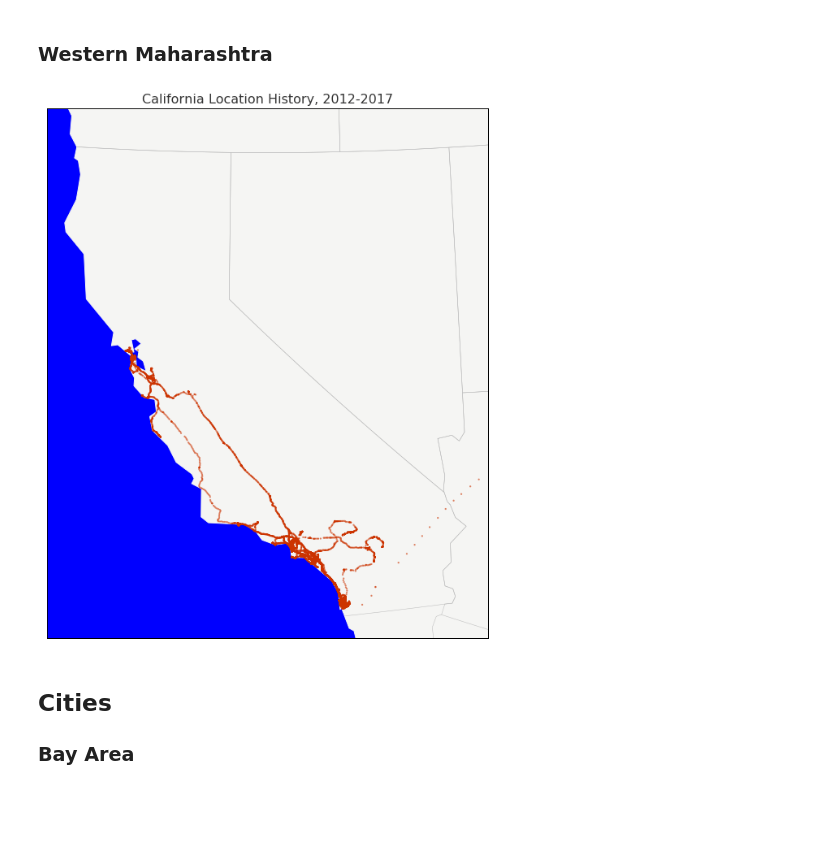
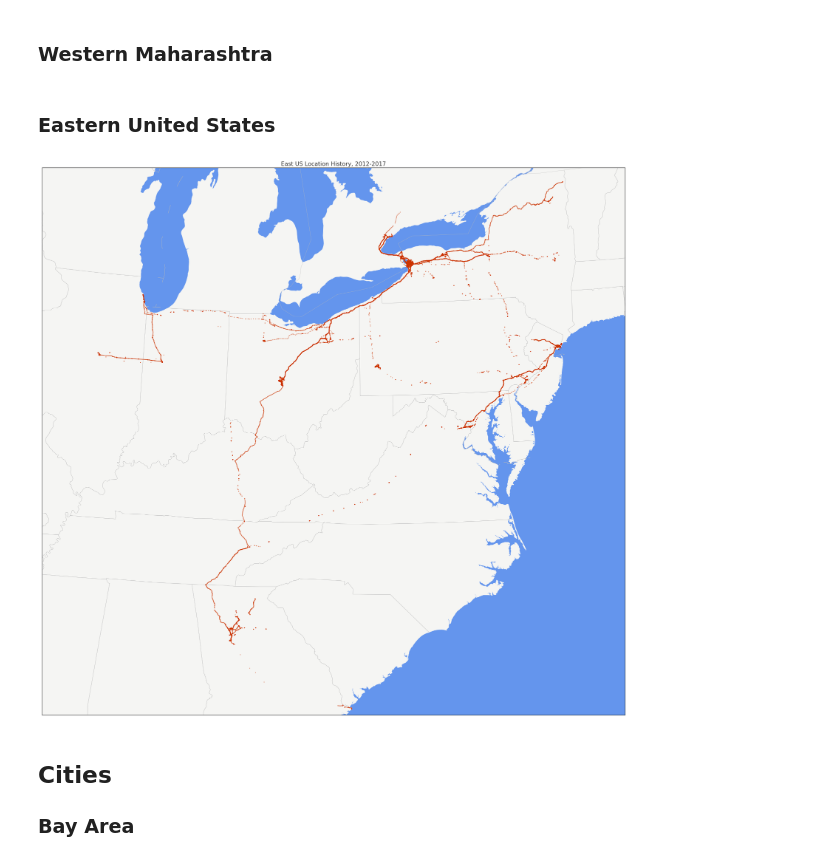
Before and after one commit to nachiketmparanjape/Google_Location_Data, a Jupyter notebook: Visualize Location History.ipynb, the cells around one changed output. Cells and saved outputs as stored; diff of their text form; code cells hidden in the pictures; blank space fills up the shorter version.

```diff
--- a/Visualize Location History.ipynb
+++ b/Visualize Location History.ipynb
@@ -88,44 +88,47 @@ target_crs = {'datum':'WGS84',
               'lat_0':37.5}
 # %% [markdown]
 ### Western Maharashtra
+# %% [markdown]
+### Eastern United States
 # %%
-# first define a transverse mercator projection for california
-map_width_m = 1000 * 1000
-map_height_m = 1200 * 1000
+# first define a transverse mercator projection
+map_width_m = 1600 * 1000
+map_height_m = 1500 * 1000
 target_crs = {'datum':'WGS84',
               'ellps':'WGS84',
               'proj':'tmerc',
-              'lon_0':-119,
-              'lat_0':37.5}
+              'lon_0': -81.370778,
+              'lat_0':38.598805}
 # %%
 # plot the map
 fig_width = 10
-fig = plt.figure(figsize=[fig_width, fig_width * map_height_m / float(map_width_m)])
+fig = plt.figure(figsize=[3*fig_width, 3*fig_width * map_height_m / float(map_width_m)])
 ax = fig.add_subplot(111, facecolor='#ffffff', frame_on=False)
-ax.set_title('California Location History, {}'.format(date_range), fontsize=16, color='#333333')
+date_range = '{}-{}'.format(df_gps['datetime'].min()[:4], df_gps['datetime'].max()[:4])
+ax.set_title('East US Location History, {}'.format(date_range), fontsize=16, color='#333333')
 
 m = Basemap(ellps=target_crs['ellps'],
             projection=target_crs['proj'],
             lon_0=target_crs['lon_0'],
             lat_0=target_crs['lat_0'],
             width=map_width_m,
             height=map_height_m,
-            resolution='l',
+            resolution='h',
             area_thresh=10000)
 
 m.drawcoastlines(color=coastline_color)
 m.drawcountries(color=border_color)
 m.fillcontinents(color=land_color, lake_color=water_color)
 m.drawstates(color=border_color)
 m.drawmapboundary(fill_color=water_color)
 
 x, y = m(df_gps['lon'].values, df_gps['lat'].values)
 m.scatter(x, y, s=5, color=marker_fill_color, edgecolor=marker_edge_color, alpha=0.6, zorder=3)
 
-plt.savefig('images/california_google_location_history.png', dpi=600, bbox_inches='tight', pad_inches=0.2)
+plt.savefig('images/east_us_google_location_history.png', dpi=300, bbox_inches='tight', pad_inches=0.2)
 plt.show()
 # %% [output]
-[figure, old version]
+[figure, new version]
 # %% [markdown]
 ## Cities
 ### Bay Area
```
Also changed, not shown: parts of 3 cells of this notebook, 2 other files.
